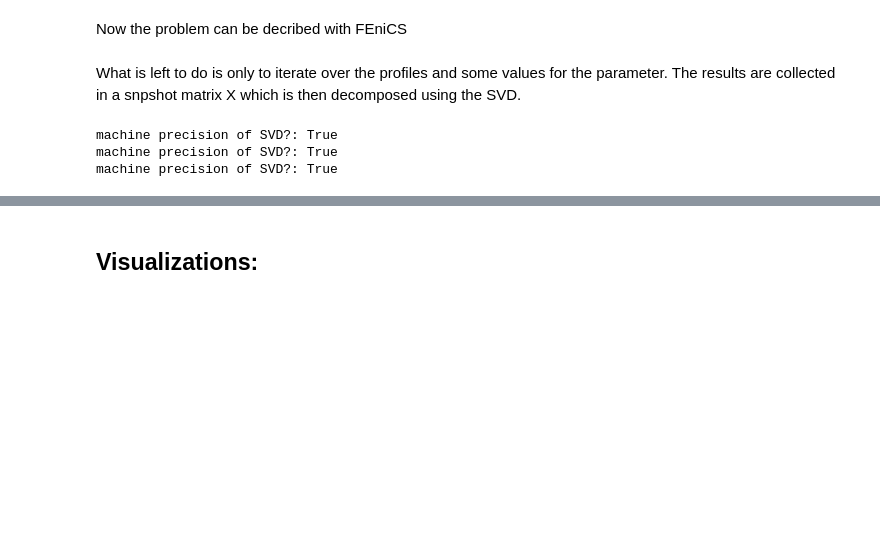
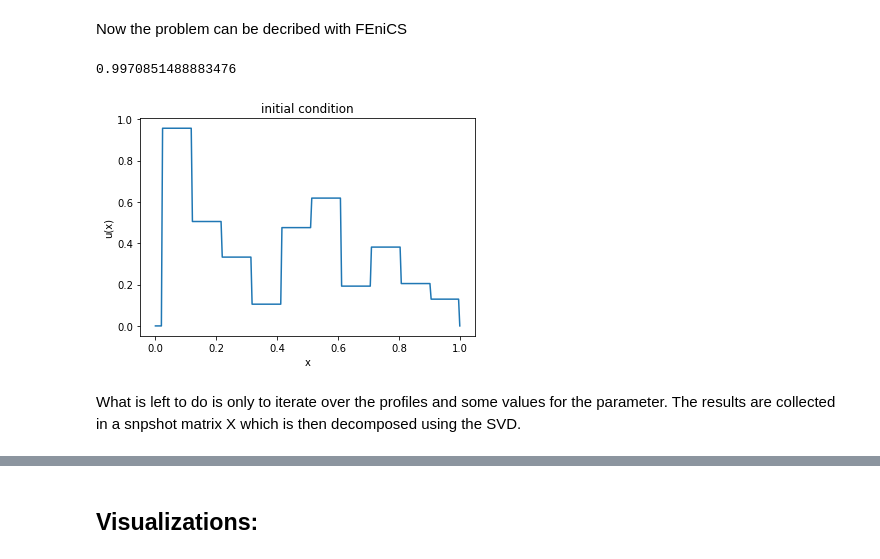
Before and after one commit to flabowski/FEniCS_rb_demo, a Jupyter notebook: poisson problem.ipynb, the cells around one changed output, grey strips where cells are left out. Drawn from its saved outputs; the diff is of its cells as text; code cells hidden in the pictures; blank space fills up the shorter version.

Commit message:
added notebook with visualizations for presentation

```diff
--- a/poisson problem.ipynb
+++ b/poisson problem.ipynb
@@ -60,6 +40,17 @@ def sigmoid(x, p):
 # %% [markdown]
 Now the problem can be decribed with FEniCS
 # %%
+def initial_condition(x):
+    y = np.random.rand(len(x))  # np.sin(x*3.141592)
+    y = np.zeros_like(x)
+    n = len(x)
+    w = n // 10
+    for i in range(10):
+        y[i*w:(i+1)*w] = np.random.rand()
+    y[0] = y[-1] = 0
+    return  y
+
+
 # Define Dirichlet boundaries
 def left(x):
     return x[0] < DOLFIN_EPS
@@ -68,49 +59,49 @@ def left(x):
 def right(x):
     return x[0] > (1.0 - DOLFIN_EPS)
 
+
 # Create mesh and define function space
 mesh = UnitIntervalMesh(m-1)
-#x = mesh.coordinates()[:, 0]
-#x_elem = (x[1:]+x[:-1])/2
 V = FunctionSpace(mesh, "CG", 1)
-Q = FunctionSpace(mesh, "DG", 0)
 x_V = V.tabulate_dof_coordinates()[:, 0]
-x_Q = Q.tabulate_dof_coordinates()[:, 0]
+
 # Define variational problem
+u_1 = Function(V)
+u_1.vector().vec().array = initial_condition(x_V)
 u = TrialFunction(V)
 v = TestFunction(V)
-k = Function(Q)  # V, Q
-a = inner(k*grad(u), grad(v))*dx
-f = Constant(0.0)
-L = f*v*dx  # + g*v*ds
+a = inner(k*grad(u), grad(v))*dx + u*v / dt*dx
+L = u_1*v / dt*dx
+
+#W = VectorFunctionSpace(mesh, "CG", 2)
+#w = Function(W)
+#w = Constant(("1.0"))
+#a = u*v / dt*dx
+#L = dot(w, grad(u_1))*dx + u_1*v / dt*dx
+
 # Define boundary condition
 bcs = [DirichletBC(V, u_left, left),  DirichletBC(V, u_right, right)]
 u = Function(V)
+# %%
+np.random.rand()
+# %% [output]
+0.9970851488883476
+# %%
+fig, ax = plt.subplots()
+ax.plot(x_V, initial_condition(x_V))
+ax.set_xlabel("x")
+ax.set_ylabel("u(x)")
+plt.title("initial condition")
+plt.show()
+# %% [output]
+[figure, added]
 # %% [markdown]
 What is left to do is only to iterate over the profiles and some values for the parameter. The results are collected in a snpshot matrix X which is then decomposed using the SVD.
 # %%
-S_all = []
-us = [[], [], []]
-U_all = []
-X_all = [np.zeros((m, n)), np.zeros((m, n)), np.zeros((m, n))]
 set_log_active(False)
-for j, thermal_conductivity in enumerate([step, step2, sigmoid]):
-    X = X_all[j]
-    for i, p in enumerate(np.linspace(0, 1, n, endpoint=False)):
-        k.vector().vec().array = thermal_conductivity(x_Q, p)
-        # Compute solution
-        solve(a == L, u, bcs)
-        X[:, i] = u.vector().vec().array
-        us[j][i:i] = [u.copy(deepcopy=True)]
-        #print(i, j, u.vector().vec().array)
-
-    U, S, VT = np.linalg.svd(X, full_matrices=False)
-
-    X_approx = np.matmul(U * S, VT)
-    print("machine precision of SVD?:", np.allclose(X_approx, X))
-    S_all[j:j] = [S]
-    U_all[j:j] = [U]
+X = np.zeros((m, n))
+for i in range(n):
+    # Compute solution
+    solve(a == L, u, bcs)
+    X[:, i] = u.vector().vec().array
+    u_1.assign(u)
-# %% [output]
-machine precision of SVD?: True
-machine precision of SVD?: True
-machine precision of SVD?: True
```
Also changed, not shown: parts of 35 cells of this notebook.
